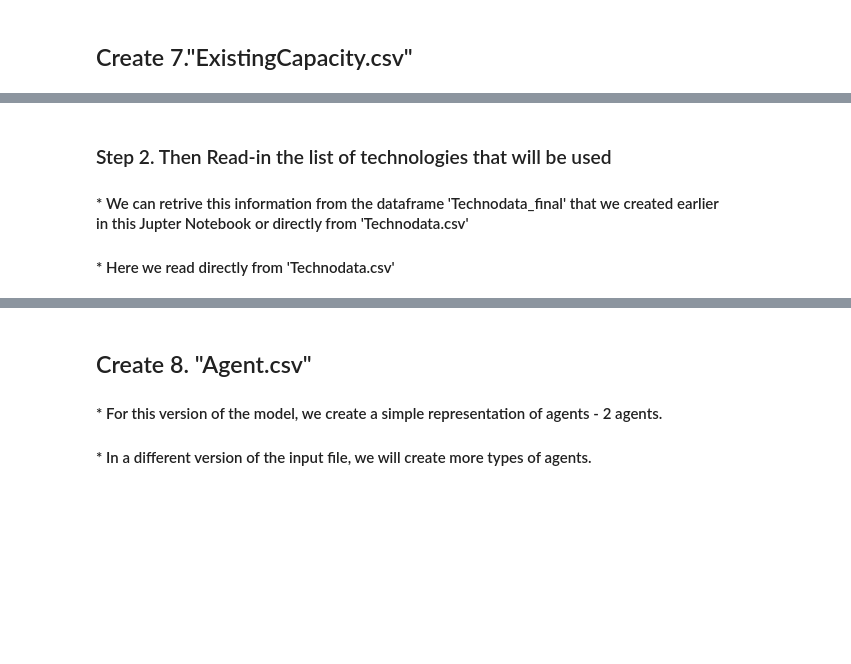
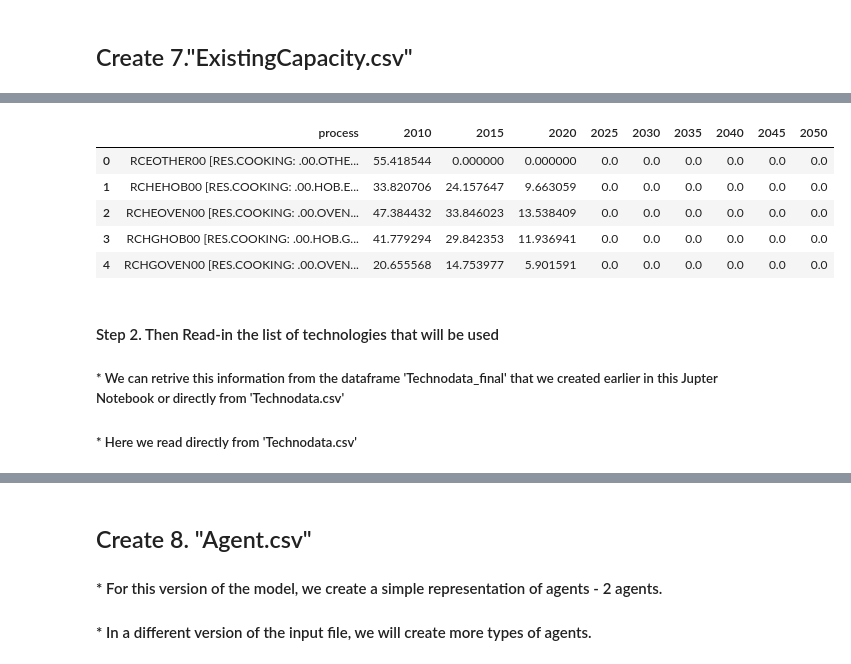
Before and after one commit to Jin-Jun-Mei/MUSE_UK_buildings, a Jupyter notebook: python_script/create_MUSE_Files_Residential.ipynb, the cells around one changed output, grey strips where cells are left out. Cells and saved outputs as stored; diff of their text form; code cells hidden in the pictures; blank space fills up the shorter version.

```diff
--- a/python_script/create_MUSE_Files_Residential.ipynb
+++ b/python_script/create_MUSE_Files_Residential.ipynb
@@ -669,11 +677,4 @@ ModuleNotFoundError: No module named 'cls_Commodity'
 # %%
-
-#  Get all unique fuel types and end uses
-# unique_fuels = Technodata_final.iloc[1:]['Fuel'].unique() # (iloc[1:]skip the first row which is the 'Unit' row)
-# print(unique_fuels)
-# unique_end_uses = GlobalCommodities_df['CommodityName'].unique()
-# print(len(unique_end_uses))
-
 # Create a new DataFrame with ProcessName as the first column and fuel types as the other columns
 df_CommIn = pd.DataFrame(columns=['ProcessName'] + fuels)
 #  Create a new DataFrame with ProcessName as the first column and service as the other columns, and an additional column for CO2 emissions
@@ -708,8 +709,8 @@ for _, row in Technodata_final.iterrows():
         new_row2 = pd.DataFrame([[process_name] + [0]*len(services)+ [0]], columns=['ProcessName'] + services + ['CO2f'])
         new_row2[end_use] = 1 # set the value to 1
 
-        if fuel_type in fossil_fuels.keys():
-            new_row2['CO2f'] = fossil_fuels[fuel_type].CommodityEmissionFactor_CO2
+        if fuel_type in GHG_fuels.keys():
+            new_row2['CO2f'] = GHG_fuels[fuel_type]
 
         if df_CommOut.empty:
         # If df_CommIn is empty, initialize it with new_row1 directly
@@ -831,23 +923,30 @@ def explicit_interpolation(row):
 # %%
 # Apply this interpolation method
 Residual_Capacity_interpolation = Residual_Capacity.apply(explicit_interpolation, axis=1)
 
 # List of columns to keep
-years = list(range(2010,2051,5)) # years of interest
+years = list(range(2010,2050+1,5)) # years of interest
 columns_to_keep = ["process"] + years
 
 # Select the ones you want
 Residual_Capacity_interpolation = Residual_Capacity_interpolation[columns_to_keep].reset_index(drop=True)
 
 # In order to further processing(concatenating) in later step 3, we need to rephrase the name in the "process" column
 # Residual_Capacity_interpolation['process'] = Residual_Capacity_interpolation['process'].str.extract(r'\[(.*?)\]')[0] # Extract the text between "[" and "]"
 
 
 Residual_Capacity_interpolation.head()
+# %% [output]
+|  | process | 2010 | 2015 | 2020 | 2025 | 2030 | 2035 | 2040 | 2045 | 2050 |
+| 0 | RCEOTHER00 [RES.COOKING: .00.OTHE... | 55.418544 | 0.000000 | 0.000000 | 0.0 | 0.0 | 0.0 | 0.0 | 0.0 | 0.0 |
+| 1 | RCHEHOB00 [RES.COOKING: .00.HOB.E... | 33.820706 | 24.157647 | 9.663059 | 0.0 | 0.0 | 0.0 | 0.0 | 0.0 | 0.0 |
+| 2 | RCHEOVEN00 [RES.COOKING: .00.OVEN... | 47.384432 | 33.846023 | 13.538409 | 0.0 | 0.0 | 0.0 | 0.0 | 0.0 | 0.0 |
+| 3 | RCHGHOB00 [RES.COOKING: .00.HOB.G... | 41.779294 | 29.842353 | 11.936941 | 0.0 | 0.0 | 0.0 | 0.0 | 0.0 | 0.0 |
+| 4 | RCHGOVEN00 [RES.COOKING: .00.OVEN... | 20.655568 | 14.753977 | 5.901591 | 0.0 | 0.0 | 0.0 | 0.0 | 0.0 | 0.0 |
 # %% [markdown]
-### Step 2. Then Read-in the list of technologies that will be used
-#### * We can retrive this information from the dataframe 'Technodata_final' that we created earlier in this Jupter Notebook or directly from 'Technodata.csv'
-#### * Here we read directly from 'Technodata.csv'
+#### Step 2. Then Read-in the list of technologies that will be used
+##### * We can retrive this information from the dataframe 'Technodata_final' that we created earlier in this Jupter Notebook or directly from 'Technodata.csv'
+##### * Here we read directly from 'Technodata.csv'
 # %%
 # make sure you have created 'Technodata.csv' already.
 data_file = 'Technodata.csv'
```
Also changed, not shown: parts of 16 cells of this notebook, 1 other file.
